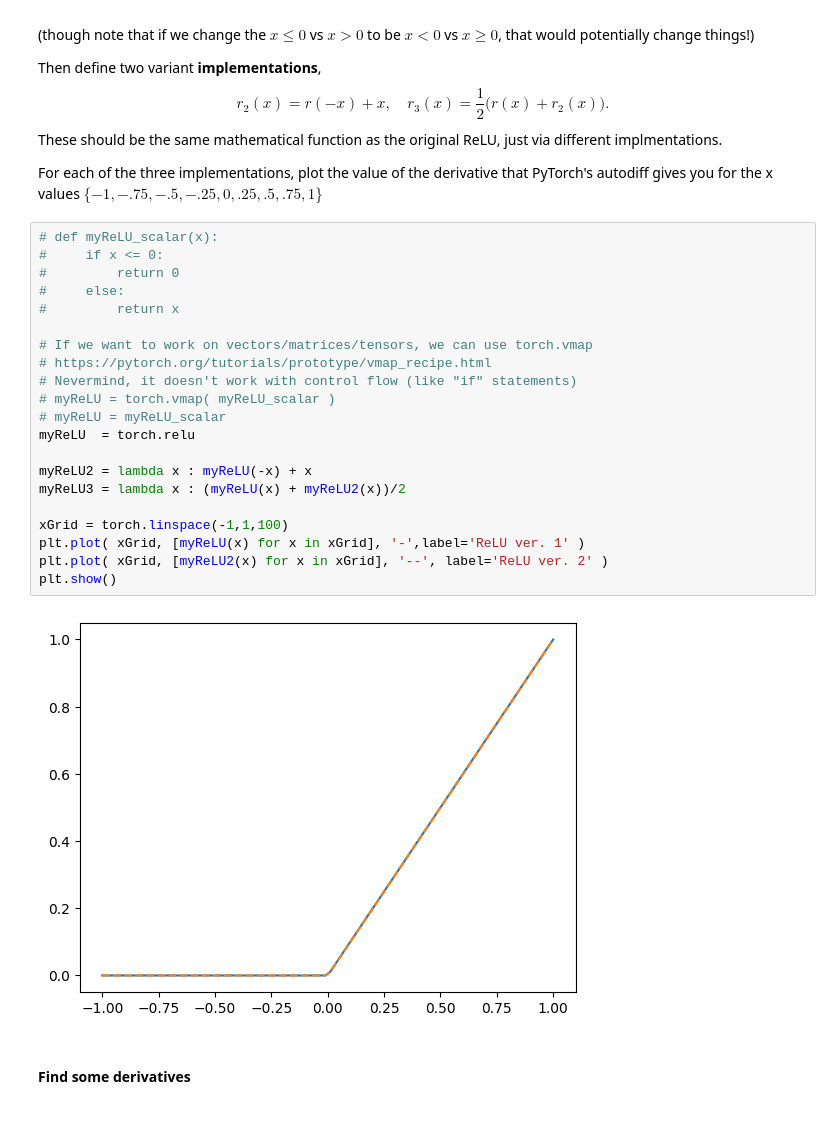
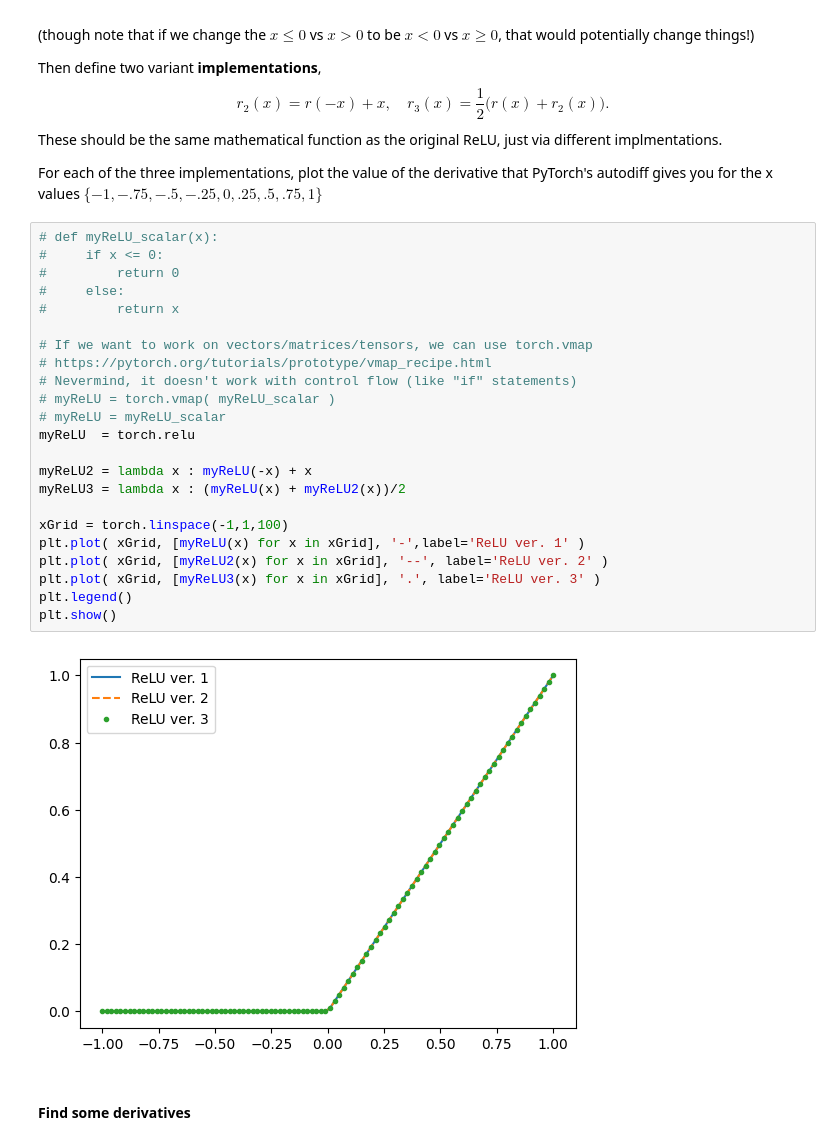
Before and after one commit to cu-applied-math/SciML-Class, a Jupyter notebook: Labs/lab04_AD.ipynb, the cells around one changed output. Drawn from its saved outputs; the diff is of its cells as text.

```diff
--- a/Labs/lab04_AD.ipynb
+++ b/Labs/lab04_AD.ipynb
@@ -35,26 +35,28 @@ For each of the three implementations, plot the value of the derivative that PyT
 # %%
 # def myReLU_scalar(x):
 #     if x <= 0:
 #         return 0
 #     else:
 #         return x
 
 # If we want to work on vectors/matrices/tensors, we can use torch.vmap
 # https://pytorch.org/tutorials/prototype/vmap_recipe.html
 # Nevermind, it doesn't work with control flow (like "if" statements)
 # myReLU = torch.vmap( myReLU_scalar )
 # myReLU = myReLU_scalar
 myReLU  = torch.relu
 
 myReLU2 = lambda x : myReLU(-x) + x
 myReLU3 = lambda x : (myReLU(x) + myReLU2(x))/2
 
 xGrid = torch.linspace(-1,1,100)
 plt.plot( xGrid, [myReLU(x) for x in xGrid], '-',label='ReLU ver. 1' )
 plt.plot( xGrid, [myReLU2(x) for x in xGrid], '--', label='ReLU ver. 2' )
+plt.plot( xGrid, [myReLU3(x) for x in xGrid], '.', label='ReLU ver. 3' )
+plt.legend()
 plt.show()
 # %% [output]
-[figure, old version]
+[figure, new version]
 # %% [markdown]
 #### Find some derivatives
 # %%
```
Also changed, not shown: parts of 1 cell of this notebook.
